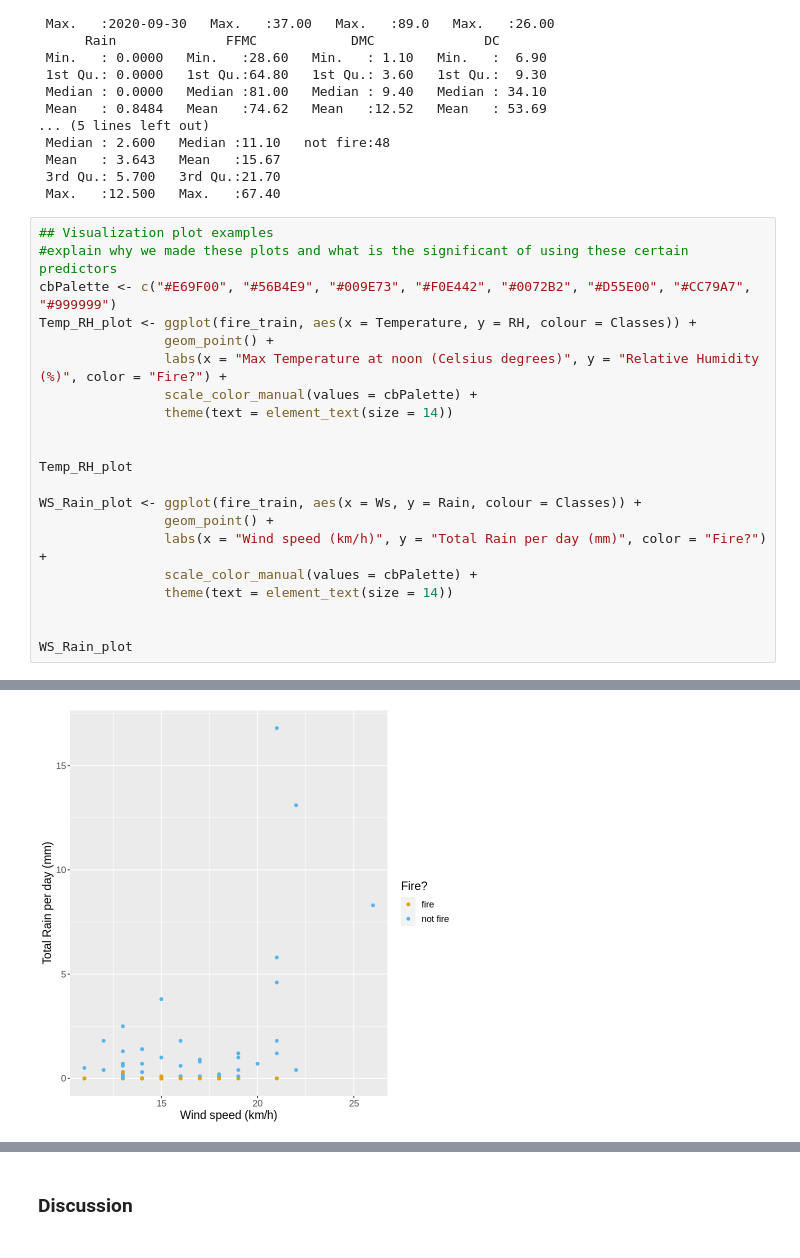
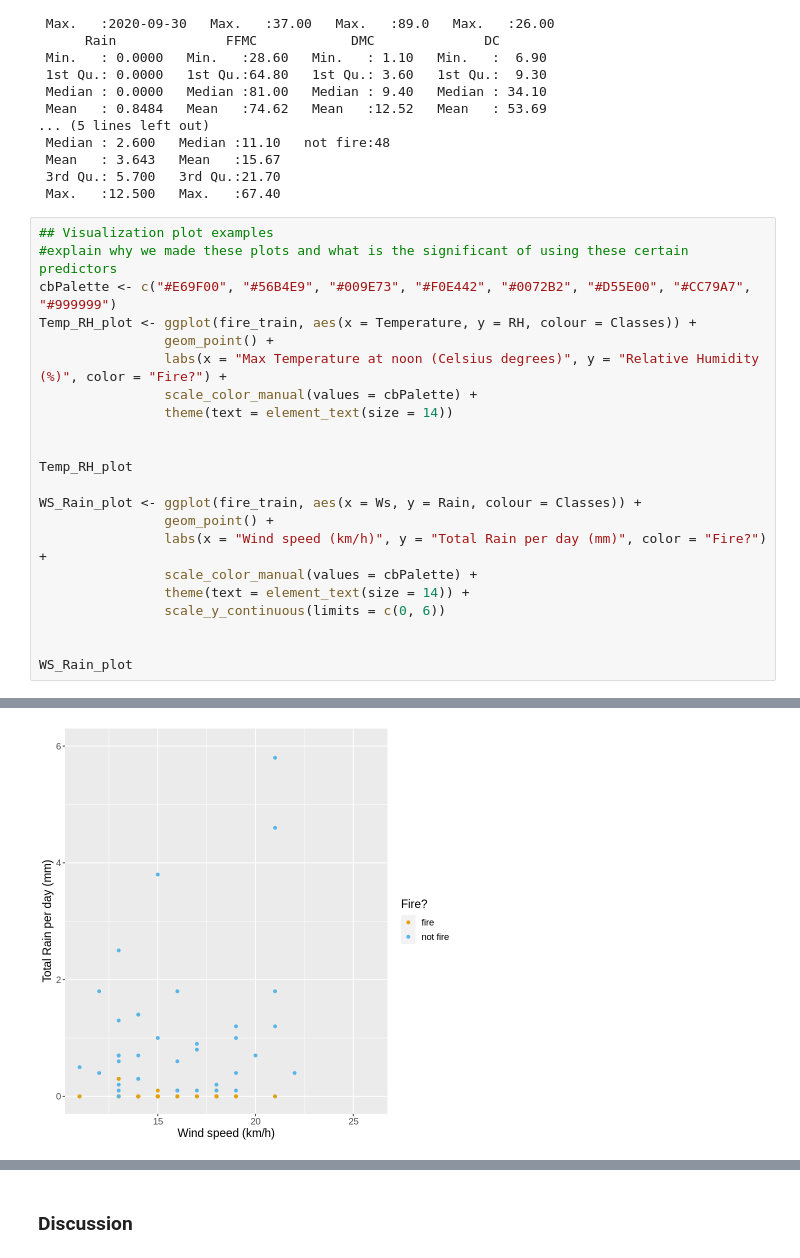
Before and after one commit to lufinot/DTSC-G18-V2, a Jupyter notebook: projectt.ipynb, the cells around one changed output, grey strips where cells are left out. Drawn from its saved outputs; the diff is of its cells as text.

```diff
--- a/projectt.ipynb
+++ b/projectt.ipynb
@@ -118,7 +118,8 @@ WS_Rain_plot <- ggplot(fire_train, aes(x = Ws, y = Rain, colour = Classes)) +
                 geom_point() +
                 labs(x = "Wind speed (km/h)", y = "Total Rain per day (mm)", color = "Fire?") +
                 scale_color_manual(values = cbPalette) +
-                theme(text = element_text(size = 14))
+                theme(text = element_text(size = 14)) +
+                scale_y_continuous(limits = c(0, 6))
 
 
 WS_Rain_plot
@@ -126,5 +129,5 @@ WS_Rain_plot
 [figure]
-[figure, old version]
+[figure, new version]
 # %%
 ### Evaluation of Temperature and Relative Humidity
 set.seed(1738)
```
Also changed, not shown: parts of 3 cells of this notebook.
